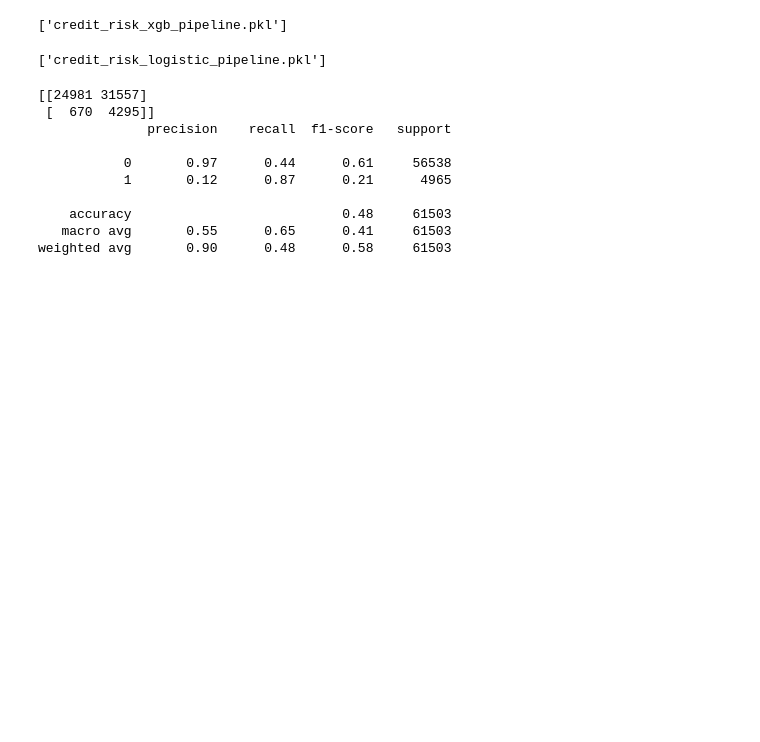
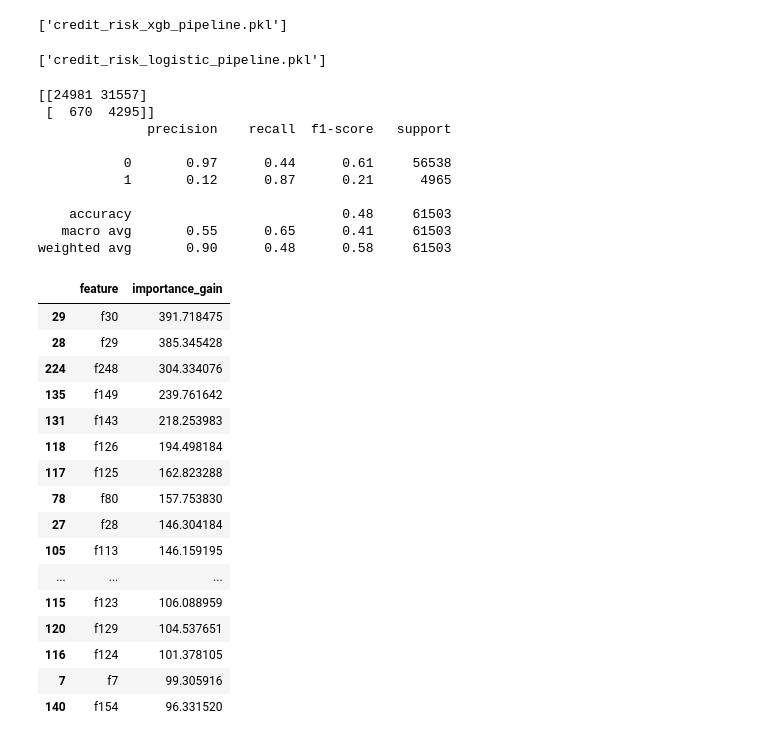
Before and after one commit to pegasus019/credit-risk-platform, a Jupyter notebook: 01_eda.ipynb, the cells around one changed output. Drawn from its saved outputs; the diff is of its cells as text; code cells hidden in the pictures; blank space fills up the shorter version.

```diff
--- a/01_eda.ipynb
+++ b/01_eda.ipynb
@@ -367,3 +369,39 @@ print(classification_report(y_test, preds))
     accuracy                           0.48     61503
    macro avg       0.55      0.65      0.41     61503
 weighted avg       0.90      0.48      0.58     61503
+# %%
+import pandas as pd
+import matplotlib.pyplot as plt
+
+xgb_model = xgb_pipe.named_steps["clf"]
+
+importance = xgb_model.get_booster().get_score(importance_type="gain")
+
+importance_df = (
+    pd.DataFrame({
+        "feature": list(importance.keys()),
+        "importance_gain": list(importance.values())
+    })
+    .sort_values("importance_gain", ascending=False)
+    .head(20)
+)
+
+importance_df
+# %% [output]
+|  | feature | importance_gain |
+| 29 | f30 | 391.718475 |
+| 28 | f29 | 385.345428 |
+| 224 | f248 | 304.334076 |
+| 135 | f149 | 239.761642 |
+| 131 | f143 | 218.253983 |
+| 118 | f126 | 194.498184 |
+| 117 | f125 | 162.823288 |
+| 78 | f80 | 157.753830 |
+| 27 | f28 | 146.304184 |
+| 105 | f113 | 146.159195 |
+| ... | ... | ... |
+| 115 | f123 | 106.088959 |
+| 120 | f129 | 104.537651 |
+| 116 | f124 | 101.378105 |
+| 7 | f7 | 99.305916 |
+| 140 | f154 | 96.331520 |
```
Also changed, not shown: parts of 3 cells of this notebook, 2 other files.
